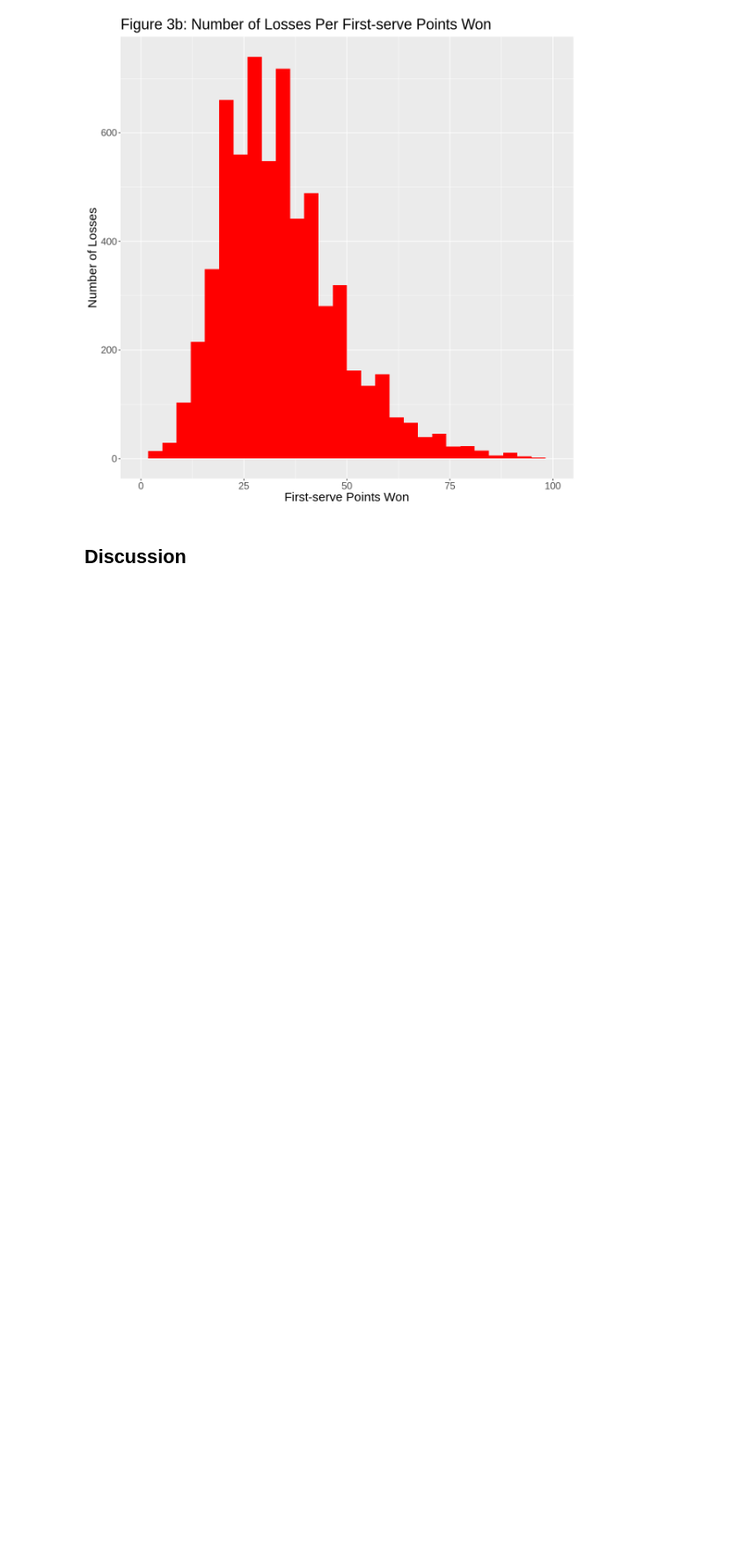
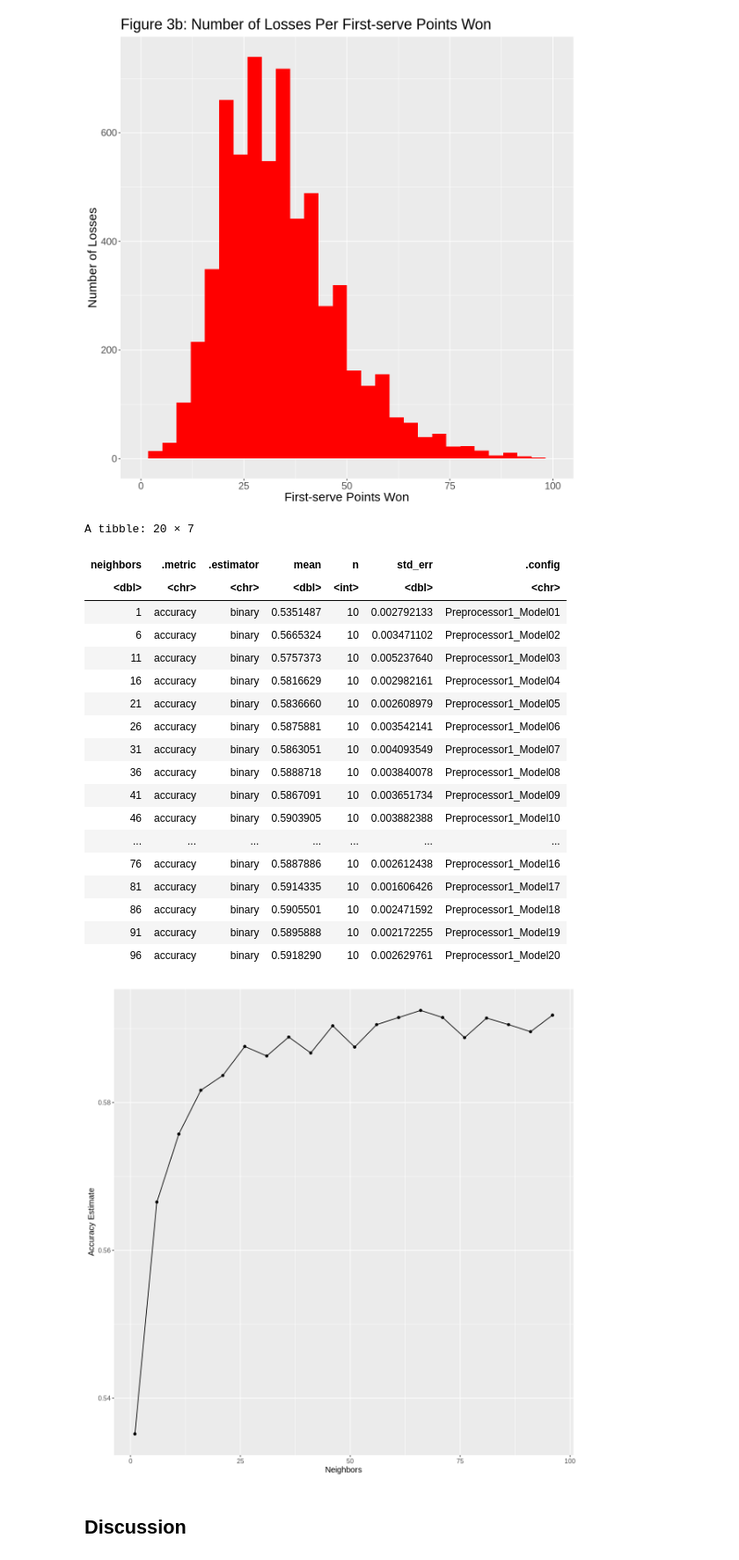
Before and after one commit to EllaShi7/DSCI-100-2022w2-Group-42-Project, a Jupyter notebook: Group_Project_Report.ipynb, the cells around one changed output. Shown at 88% size. Saved outputs shown, nothing was run; the diff lists cells and outputs as text; code cells hidden in the pictures; blank space fills up the shorter version.

Commit message:
Create recipe and Tune the classifier

```diff
--- a/Group_Project_Report.ipynb
+++ b/Group_Project_Report.ipynb
@@ -271,6 +271,58 @@ Warning message:
 “Removed 2 rows containing missing values (geom_bar).”
 [figure]
 [figure]
+# %%
+atp_vfold <- vfold_cv(atp_train, v = 10, strata = result)
+
+atp_recipe <- recipe(result ~ age + rank + first_svpt_won, data = atp_train) |>
+  step_scale(all_predictors()) |>
+  step_center(all_predictors())
+
+knn_spec <- nearest_neighbor(weight_func = "rectangular", neighbors = tune()) |>
+  set_engine("kknn") |>
+  set_mode("classification")
+
+k_vals <- tibble(neighbors = seq(from = 1, to = 100, by = 5))
+
+knn_results <- workflow() |>
+  add_recipe(atp_recipe) |>
+  add_model(knn_spec) |>
+  tune_grid(resamples = atp_vfold, grid = k_vals) |>
+  collect_metrics()
+
+accuracies <- knn_results |>
+  filter(.metric == "accuracy")
+
+accuracies
+
+accuracy_vs_k <- ggplot(accuracies, aes(x = neighbors, y = mean)) +
+  geom_point() +
+  geom_line() +
+  labs(x = "Neighbors", y = "Accuracy Estimate") +
+  theme(text = element_text(size = 12))
+
+accuracy_vs_k
+# %% [output]
+A tibble: 20 × 7
+| neighbors | .metric | .estimator | mean | n | std_err | .config |
+| <dbl> | <chr> | <chr> | <dbl> | <int> | <dbl> | <chr> |
+| 1 | accuracy | binary | 0.5351487 | 10 | 0.002792133 | Preprocessor1_Model01 |
+| 6 | accuracy | binary | 0.5665324 | 10 | 0.003471102 | Preprocessor1_Model02 |
+| 11 | accuracy | binary | 0.5757373 | 10 | 0.005237640 | Preprocessor1_Model03 |
+| 16 | accuracy | binary | 0.5816629 | 10 | 0.002982161 | Preprocessor1_Model04 |
+| 21 | accuracy | binary | 0.5836660 | 10 | 0.002608979 | Preprocessor1_Model05 |
+| 26 | accuracy | binary | 0.5875881 | 10 | 0.003542141 | Preprocessor1_Model06 |
+| 31 | accuracy | binary | 0.5863051 | 10 | 0.004093549 | Preprocessor1_Model07 |
+| 36 | accuracy | binary | 0.5888718 | 10 | 0.003840078 | Preprocessor1_Model08 |
+| 41 | accuracy | binary | 0.5867091 | 10 | 0.003651734 | Preprocessor1_Model09 |
+| 46 | accuracy | binary | 0.5903905 | 10 | 0.003882388 | Preprocessor1_Model10 |
+| ... | ... | ... | ... | ... | ... | ... |
+| 76 | accuracy | binary | 0.5887886 | 10 | 0.002612438 | Preprocessor1_Model16 |
+| 81 | accuracy | binary | 0.5914335 | 10 | 0.001606426 | Preprocessor1_Model17 |
+| 86 | accuracy | binary | 0.5905501 | 10 | 0.002471592 | Preprocessor1_Model18 |
+| 91 | accuracy | binary | 0.5895888 | 10 | 0.002172255 | Preprocessor1_Model19 |
+| 96 | accuracy | binary | 0.5918290 | 10 | 0.002629761 | Preprocessor1_Model20 |
+[figure, added]
 # %% [markdown]
 ## Discussion
 # %% [markdown]
```
